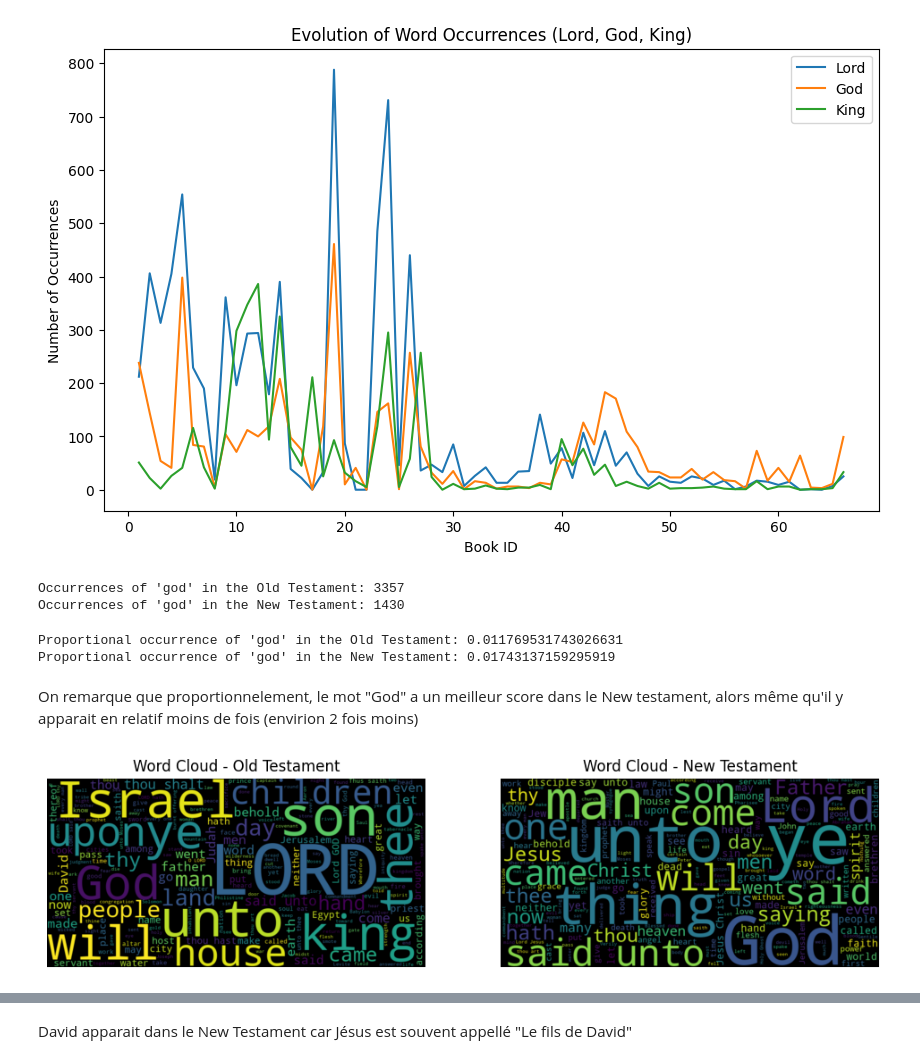
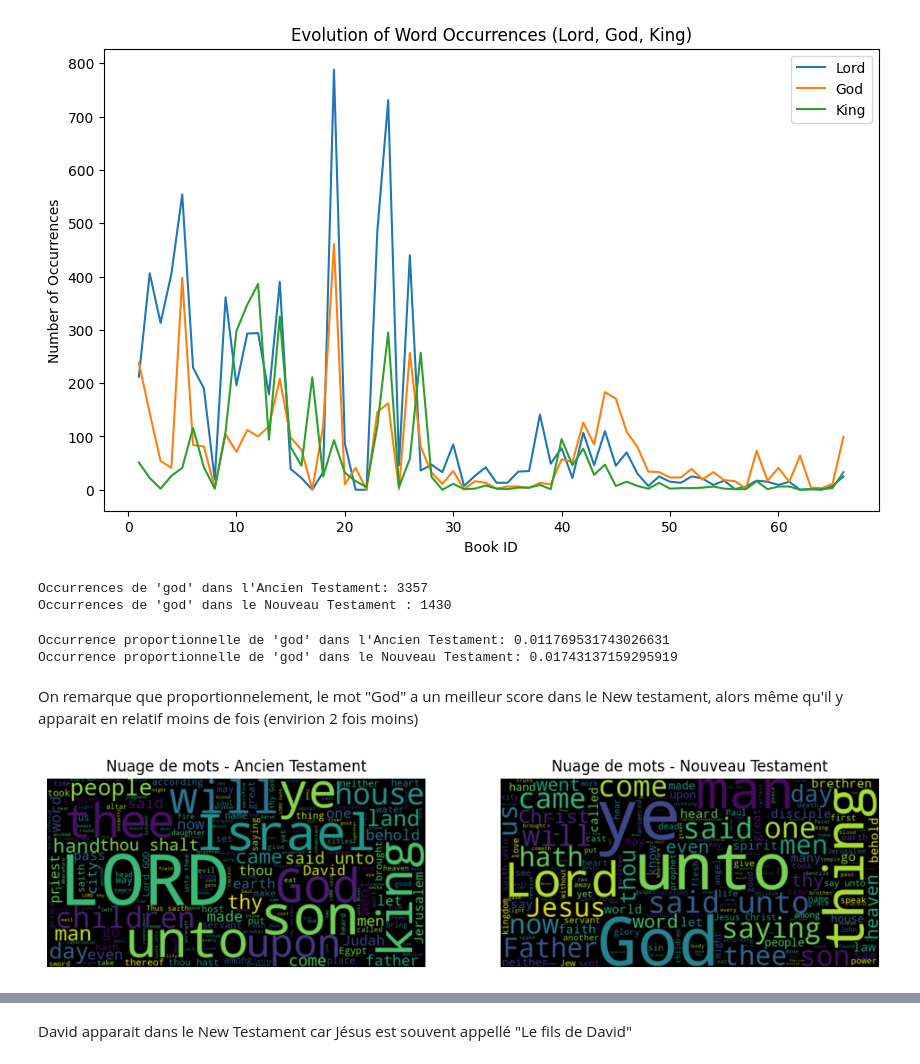
Before and after one commit to nastoo/datascience, a Jupyter notebook: TP_V2.ipynb, the cells around one changed output, grey strips where cells are left out. Cells and saved outputs as stored; diff of their text form; code cells hidden in the pictures.

```diff
--- a/TP_V2.ipynb
+++ b/TP_V2.ipynb
@@ -122,29 +121,27 @@ words_to_delete = ['i', 'me', 'my', 'myself', 'we', 'our', 'ours', 'ourselves',
                     "won't", "wouldn't", "unto", "thou", "thee", "ye", "him", "upon", "say", "me", "hath", "also"
                   ]
 # %%
-if os.path.isfile(bible_cleaned_filename):
-    bible_df = pd.read_csv(bible_cleaned_filename, index_col=0)
-else:
-    # Remove the specified words from the text
-    df['text_cleaned'] = df['text'].apply(lambda x: ' '.join([word for word in x.split() if word.lower() not in words_to_delete]))
+# Retirer les mots spécifiés du texte
+df['text_cleaned'] = df['text'].apply(lambda x: ' '.join([word for word in x.split() if word.lower() not in words_to_delete]))
 
-    # Remove numbers
-    df['text_cleaned'] = df['text_cleaned'].str.replace(r'\d+', '')
+# Retirer les chiffres
+df['text_cleaned'] = df['text_cleaned'].str.replace(r'\d+', '')
 
-    # Remove punctuation
-    df['text_cleaned'] = df['text_cleaned'].apply(lambda x: re.sub(r'[^\w\s]', '', x))
+# Retirer la ponctuation
+df['text_cleaned'] = df['text_cleaned'].apply(lambda x: re.sub(r'[^\w\s]', '', x))
 
-    # Remove extra whitespaces
-    df['text_cleaned'] = df['text_cleaned'].apply(lambda x: re.sub(r'\s+', ' ', x.strip()))
+# Retirer les espaces en trop
+df['text_cleaned'] = df['text_cleaned'].apply(lambda x: re.sub(r'\s+', ' ', x.strip()))
 
-    # Convert text_cleaned to lowercase
-    df['text_cleaned'] = df['text_cleaned'].str.lower()
+# Convertir text_cleaned en minuscule
+df['text_cleaned'] = df['text_cleaned'].str.lower()
 
-    # Lemmatisation
-    lemmatizer = WordNetLemmatizer()
-    df['text_cleaned'] = df['text_cleaned'].apply(lambda x: ' '.join([lemmatizer.lemmatize(word) for word in x.split()]))
+# Lemmatisation
+lemmatizer = WordNetLemmatizer()
+df['text_cleaned'] = df['text_cleaned'].apply(lambda x: ' '.join([lemmatizer.lemmatize(word) for word in x.split()]))
 
-    df.to_csv(bible_cleaned_filename)
+# Export en CSV pour éviter le retraitement sur des ordinateurs moins performants
+df.to_csv('bible-cleaned.csv')
 # %%
 df.head()
 # %% [output]
@@ -326,11 +321,11 @@ plt.show()
 old_testament_count = df[df['testament'] == 'Old']['text_cleaned'].str.count('god').sum()
 new_testament_count = df[df['testament'] == 'New']['text_cleaned'].str.count('god').sum()
 
-print("Occurrences of 'god' in the Old Testament:", old_testament_count)
-print("Occurrences of 'god' in the New Testament:", new_testament_count)
+print("Occurrences de 'god' dans l'Ancien Testament:", old_testament_count)
+print("Occurrences de 'god' dans le Nouveau Testament :", new_testament_count)
 # %% [output]
-Occurrences of 'god' in the Old Testament: 3357
-Occurrences of 'god' in the New Testament: 1430
+Occurrences de 'god' dans l'Ancien Testament: 3357
+Occurrences de 'god' dans le Nouveau Testament : 1430
 # %%
 # Calculate the total number of words in the Old Testament
 total_words_old_testament = df[df['testament'] == 'Old']['word_count'].sum()
@@ -344,39 +339,39 @@ occurrence_god_old_testament = df[df['testament'] == 'Old']['text_cleaned'].str.
 # Calculate the occurrence of 'god' in the New Testament proportionally
 occurrence_god_new_testament = df[df['testament'] == 'New']['text_cleaned'].str.count('god').sum() / total_words_new_testament
 
-print("Proportional occurrence of 'god' in the Old Testament:", occurrence_god_old_testament)
-print("Proportional occurrence of 'god' in the New Testament:", occurrence_god_new_testament)
+print("Occurrence proportionnelle de 'god' dans l'Ancien Testament:", occurrence_god_old_testament)
+print("Occurrence proportionnelle de 'god' dans le Nouveau Testament:", occurrence_god_new_testament)
 # %% [output]
-Proportional occurrence of 'god' in the Old Testament: 0.011769531743026631
-Proportional occurrence of 'god' in the New Testament: 0.01743137159295919
+Occurrence proportionnelle de 'god' dans l'Ancien Testament: 0.011769531743026631
+Occurrence proportionnelle de 'god' dans le Nouveau Testament: 0.01743137159295919
 # %% [markdown]
 On remarque que proportionnelement, le mot "God" a un meilleur score dans le New testament, alors même qu'il y apparait en relatif moins de fois (envirion 2 fois moins)
 # %%
-# Filter the dataframe to get the text from the Old Testament
+# Filtrage la base de données pour obtenir le texte de l'Ancien Testament
 old_testament_text = ' '.join(df[df['testament'] == 'Old']['text'])
 
-# Generate a word cloud for the Old Testament
+# Générer un nuage de mots pour l'Ancien Testament
 wordcloud_old = WordCloud(width=800, height=400, max_font_size=150).generate(old_testament_text)
 
-# Filter the dataframe to get the text from the New Testament
+# Filtrer le dataframe pour obtenir le texte du Nouveau Testament
 new_testament_text = ' '.join(df[df['testament'] == 'New']['text'])
 
-# Generate a word cloud for the New Testament
+# Générer un nuage de mots pour le Nouveau Testament
 wordcloud_new = WordCloud(width=800, height=400, max_font_size=150).generate(new_testament_text)
 
 # Plot the word clouds
 plt.figure(figsize=(12, 6))
 plt.subplot(1, 2, 1)
 plt.imshow(wordcloud_old, interpolation='bilinear')
-plt.title('Word Cloud - Old Testament')
+plt.title('Nuage de mots - Ancien Testament')
 plt.axis('off')
 
 plt.subplot(1, 2, 2)
 plt.imshow(wordcloud_new, interpolation='bilinear')
-plt.title('Word Cloud - New Testament')
+plt.title('Nuage de mots - Nouveau Testament')
 plt.axis('off')
 
 plt.show()
 # %% [output]
-[figure, old version]
+[figure, new version]
 # %%
```
Also changed, not shown: parts of 37 cells of this notebook, 2 other files.
